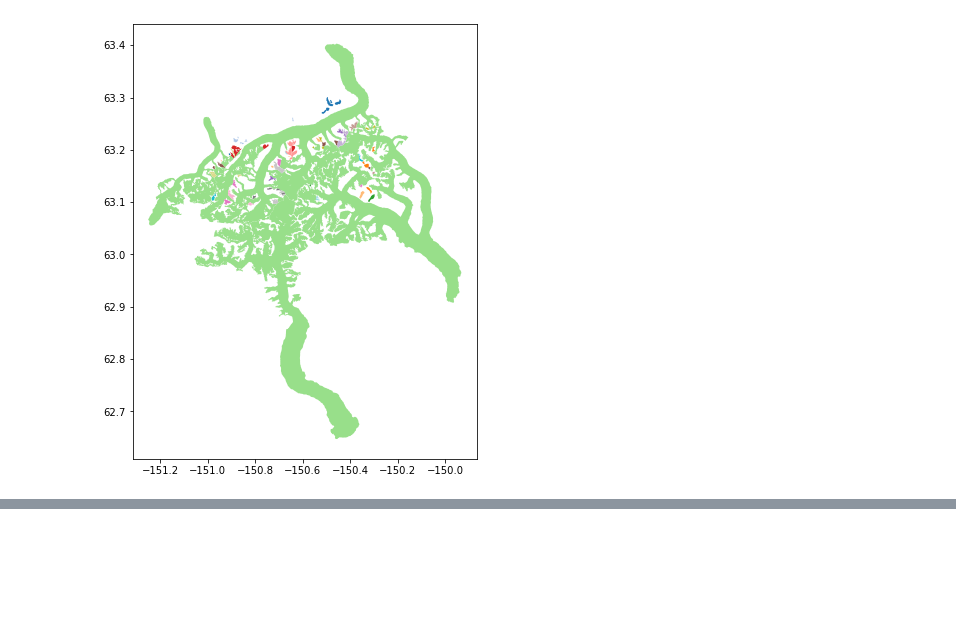
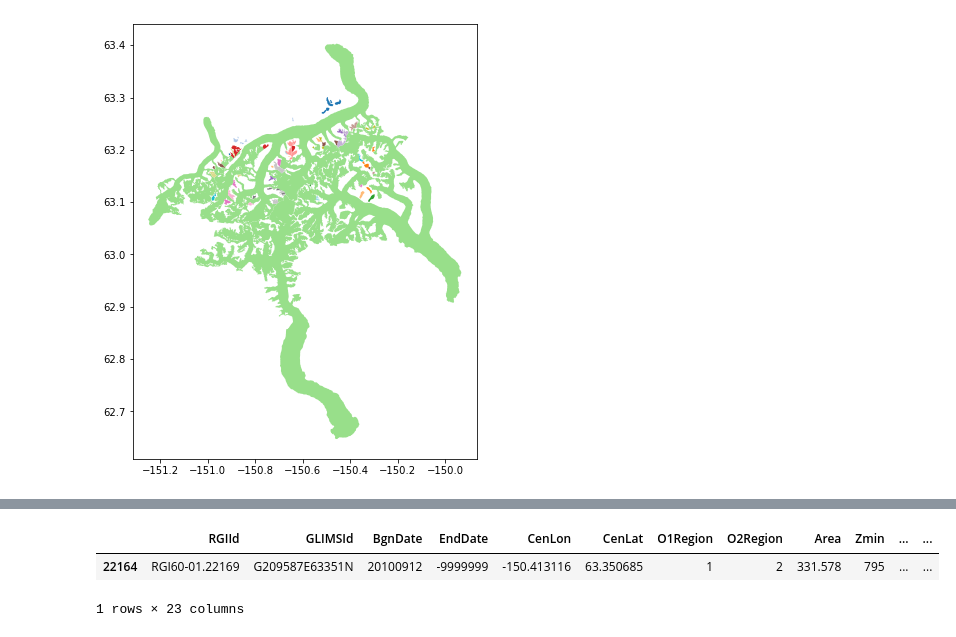
Before and after one commit to egagli/glacier-velocity-from-sar, a Jupyter notebook: import_data/import_glacier_shapefiles_rgi/import_glacier_shapefiles.ipynb, the cells around one changed output, grey strips where cells are left out. Drawn from its saved outputs; the diff is of its cells as text; code cells hidden in the pictures; blank space fills up the shorter version.

```diff
--- a/import_data/import_glacier_shapefiles_rgi/import_glacier_shapefiles.ipynb
+++ b/import_data/import_glacier_shapefiles_rgi/import_glacier_shapefiles.ipynb
@@ -91 +73,9 @@ named_glaciers.columns
+# %%
+muldrow_gdf = ak_rgi60_gdf[ak_rgi60_gdf['Name']=='Muldrow Glacier']
+# %%
+muldrow_gdf
+# %% [output]
+|  | RGIId | GLIMSId | BgnDate | EndDate | CenLon | CenLat | O1Region | O2Region | Area | Zmin | ... | ... |
+| 22164 | RGI60-01.22169 | G209587E63351N | 20100912 | -9999999 | -150.413116 | 63.350685 | 1 | 2 | 331.578 | 795 | ... | ... |
+1 rows × 23 columns
 # %%
```
Also changed, not shown: parts of 18 cells of this notebook.
